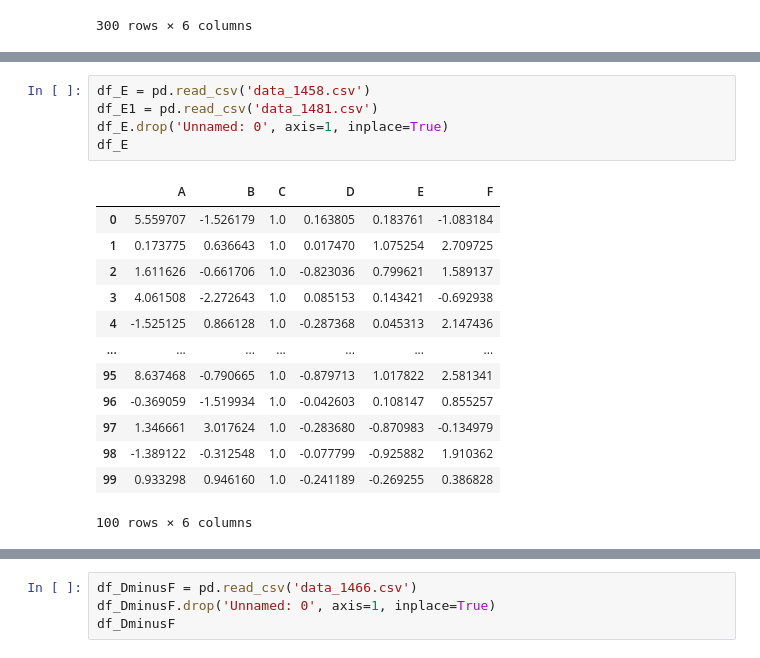
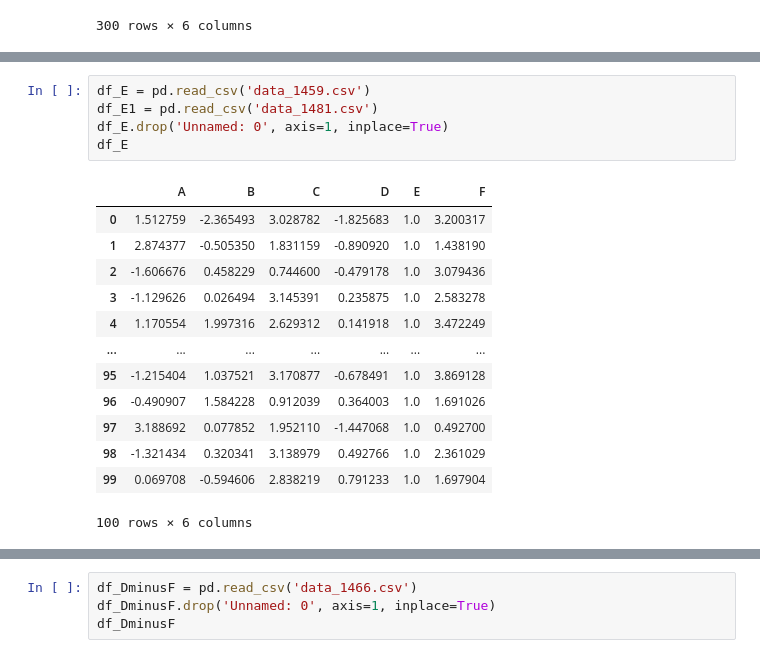
Before and after one commit to Villinger1999/BO-Mini-project, a Jupyter notebook: C-project/correlation.ipynb, the cells around one changed output, grey strips where cells are left out. Drawn from its saved outputs; the diff is of its cells as text.

```diff
--- a/C-project/correlation.ipynb
+++ b/C-project/correlation.ipynb
@@ -422,19 +440,19 @@ df_C
 # %%
-df_E = pd.read_csv('data_1458.csv')
+df_E = pd.read_csv('data_1459.csv')
 df_E1 = pd.read_csv('data_1481.csv')
 df_E.drop('Unnamed: 0', axis=1, inplace=True)
 df_E
 # %% [output]
 |  | A | B | C | D | E | F |
-| 0 | 5.559707 | -1.526179 | 1.0 | 0.163805 | 0.183761 | -1.083184 |
-| 1 | 0.173775 | 0.636643 | 1.0 | 0.017470 | 1.075254 | 2.709725 |
-| 2 | 1.611626 | -0.661706 | 1.0 | -0.823036 | 0.799621 | 1.589137 |
-| 3 | 4.061508 | -2.272643 | 1.0 | 0.085153 | 0.143421 | -0.692938 |
-| 4 | -1.525125 | 0.866128 | 1.0 | -0.287368 | 0.045313 | 2.147436 |
+| 0 | 1.512759 | -2.365493 | 3.028782 | -1.825683 | 1.0 | 3.200317 |
+| 1 | 2.874377 | -0.505350 | 1.831159 | -0.890920 | 1.0 | 1.438190 |
+| 2 | -1.606676 | 0.458229 | 0.744600 | -0.479178 | 1.0 | 3.079436 |
+| 3 | -1.129626 | 0.026494 | 3.145391 | 0.235875 | 1.0 | 2.583278 |
+| 4 | 1.170554 | 1.997316 | 2.629312 | 0.141918 | 1.0 | 3.472249 |
 | ... | ... | ... | ... | ... | ... | ... |
-| 95 | 8.637468 | -0.790665 | 1.0 | -0.879713 | 1.017822 | 2.581341 |
-| 96 | -0.369059 | -1.519934 | 1.0 | -0.042603 | 0.108147 | 0.855257 |
-| 97 | 1.346661 | 3.017624 | 1.0 | -0.283680 | -0.870983 | -0.134979 |
-| 98 | -1.389122 | -0.312548 | 1.0 | -0.077799 | -0.925882 | 1.910362 |
-| 99 | 0.933298 | 0.946160 | 1.0 | -0.241189 | -0.269255 | 0.386828 |
+| 95 | -1.215404 | 1.037521 | 3.170877 | -0.678491 | 1.0 | 3.869128 |
+| 96 | -0.490907 | 1.584228 | 0.912039 | 0.364003 | 1.0 | 1.691026 |
+| 97 | 3.188692 | 0.077852 | 1.952110 | -1.447068 | 1.0 | 0.492700 |
+| 98 | -1.321434 | 0.320341 | 3.138979 | 0.492766 | 1.0 | 2.361029 |
+| 99 | 0.069708 | -0.594606 | 2.838219 | 0.791233 | 1.0 | 1.697904 |
 100 rows × 6 columns
```
Also changed, not shown: parts of 8 cells of this notebook.
